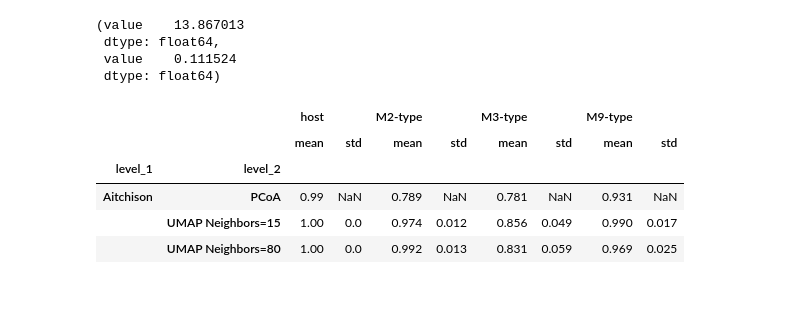
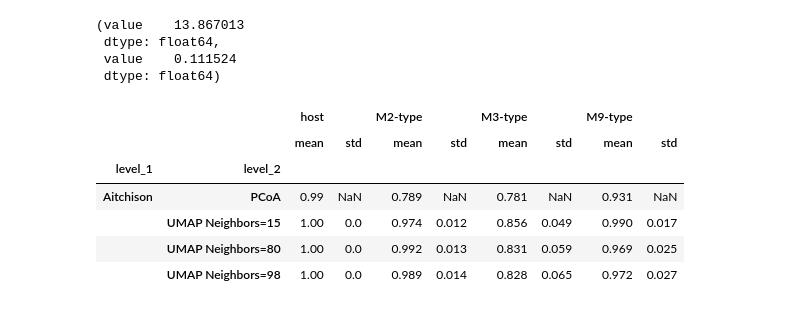
Before and after one commit to knightlab-analyses/umap-microbiome-benchmarking, a Jupyter notebook: notebooks/real-data-keyboard-benchmark.ipynb, the cells around one changed output. Drawn from its saved outputs; the diff is of its cells as text; code cells hidden in the pictures.

```diff
--- a/notebooks/real-data-keyboard-benchmark.ipynb
+++ b/notebooks/real-data-keyboard-benchmark.ipynb
@@ -284,6 +285,17 @@ for i in range(10):
                                 ),
             'postprocess': postprocess_umap,
         },
+        {
+            'method': 'UMAP\nNeighbors=98',
+            'pipeline': partial(UMAP,
+                                # min_dist=0.5,
+                                min_dist=1,
+                                n_neighbors=98,
+                                random_state=901 + i
+                                ),
+            'postprocess': postprocess_umap,
+        },
+
     ]
     repeat_embedding_methods.extend(new_methods)
 # %%
@@ -299,6 +311,33 @@ for i, (prep, emb) in enumerate(product(aitchison_prep_tables,
     embedding = transformer.fit_transform(prepped_table)
     result = emb.get('postprocess', lambda x: x)(embedding)
     repeat_results[(i, name, method)] = {'ordination': result}
+# %%
+for (i, name, method), result in repeat_results.items():
+    first_pcs = result['ordination'].loc[:, ['PC1', 'PC2']]
+    grouping = metadata['host_subject_id']
+    score = silhouette_score(first_pcs, grouping)
+
+    result_key = 'within_subject_clustering_silhouette'
+    result[result_key] = {'overall': score}
+    for subject in metadata['host_subject_id'].unique():
+        idx = get_numeric_index_matching(metadata, 'host_subject_id', subject)
+        sub_metadata = metadata.iloc[idx]
+        sub_pcs = first_pcs.iloc[idx]
+        sub_target = sub_metadata['sample_type']
+        score = silhouette_score(sub_pcs, sub_target)
+        result[result_key][subject] = score
+
+for (i, name, method), result in repeat_results.items():
+    result['cluster statistics'] = dict()
+    result['cluster statistics']['host'] = \
+        result['within_subject_clustering_silhouette']['overall']
+    for subject in metadata['host_subject_id'].unique():
+        stat = result['within_subject_clustering_silhouette'][subject]
+        result['cluster statistics'][f'{subject}-type'] = stat
+
+cluster_statistics = dict()
+for (i, name, method), result in repeat_results.items():
+    cluster_statistics[(i, name, method)] = result['cluster statistics']
 # %%
 model = LinearDiscriminantAnalysis()
 
@@ -333,16 +372,18 @@ for (i, name, method), result in repeat_results.items():
 # %%
 pd.DataFrame(model_statistics).rename({
     'UMAP\nNeighbors=15': 'UMAP Neighbors=15',
     'UMAP\nNeighbors=80': 'UMAP Neighbors=80',
+    'UMAP\nNeighbors=98': 'UMAP Neighbors=98',
 }, axis=1).T.reset_index().drop(
     'level_0', axis=1
 ).groupby(
     ['level_1', 'level_2']
 ).agg(['mean', 'std']).round(3)
 # %% [output]
 |  |  | host |  | M2-type |  | M3-type |  | M9-type |  |
 |  |  | mean | std | mean | std | mean | std | mean | std |
 | level_1 | level_2 |  |  |  |  |  |  |  |  |
 | Aitchison | PCoA | 0.99 | NaN | 0.789 | NaN | 0.781 | NaN | 0.931 | NaN |
 |  | UMAP Neighbors=15 | 1.00 | 0.0 | 0.974 | 0.012 | 0.856 | 0.049 | 0.990 | 0.017 |
 |  | UMAP Neighbors=80 | 1.00 | 0.0 | 0.992 | 0.013 | 0.831 | 0.059 | 0.969 | 0.025 |
+|  | UMAP Neighbors=98 | 1.00 | 0.0 | 0.989 | 0.014 | 0.828 | 0.065 | 0.972 | 0.027 |
```
Also changed, not shown: parts of 19 cells of this notebook, 2 other files.
